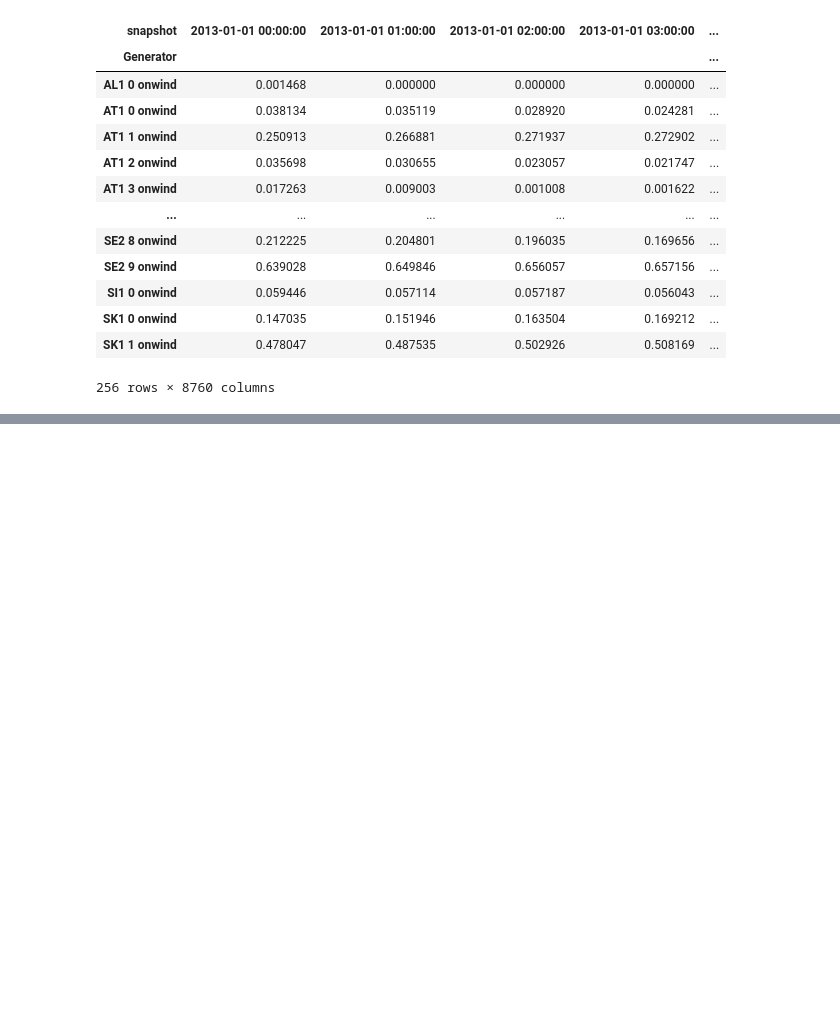
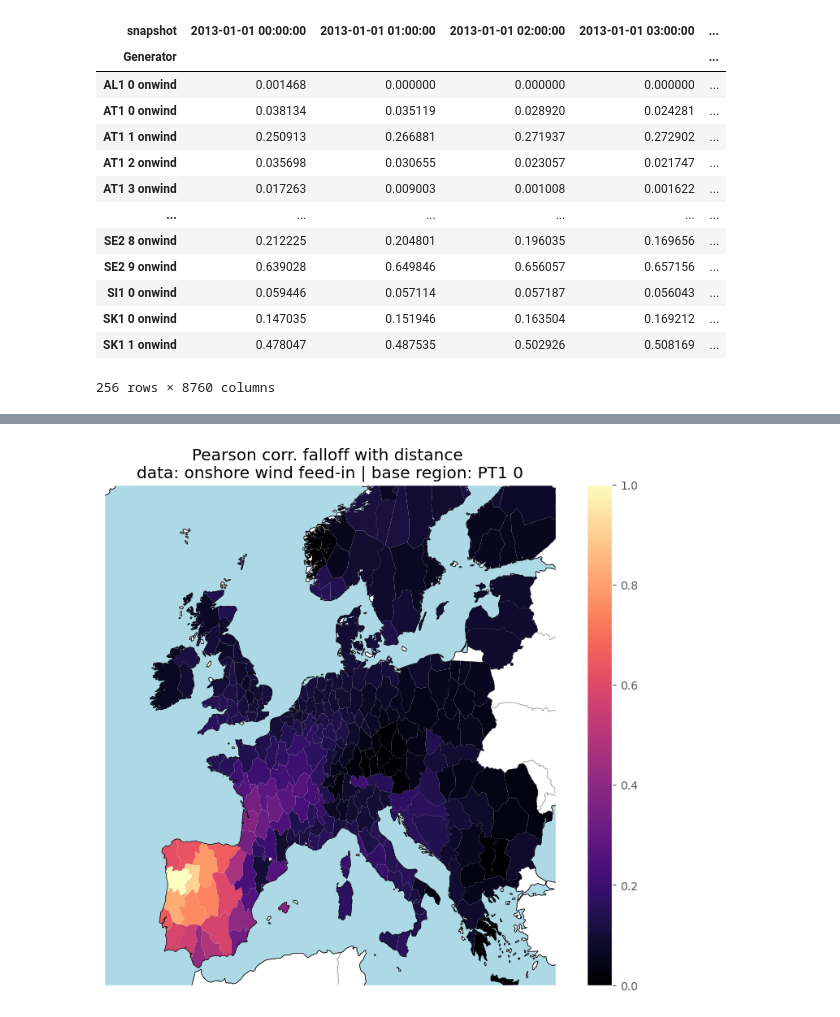
Before and after one commit to Irieo/space-time-optimization, a Jupyter notebook: scripts/maps.ipynb, the cells around one changed output, grey strips where cells are left out. Drawn from its saved outputs; the diff is of its cells as text; code cells hidden in the pictures; blank space fills up the shorter version.

```diff
--- a/scripts/maps.ipynb
+++ b/scripts/maps.ipynb
@@ -123,0 +123,29 @@ plot_average_capacity_factor(regions, n, "solar")
+# %%
+def compute_pearson_correlation_falloff(network, carrier, base_region):
+    """
+    Computes the Pearson correlation coefficient between the p_max_pu time series
+    of a specified base region for a given carrier and all other regions.
+
+    Returns:
+    - A DataFrame with each region and its correlation coefficient with the base region.
+    """
+
+    feedin = network.generators_t.p_max_pu.filter(like=carrier)
+
+    base_series = feedin[f"{base_region} {carrier}"]
+
+    correlations = []
+    for region in feedin.columns:
+
+        other_series = feedin[region]
+        correlation = base_series.corr(other_series)
+
+        region_name = " ".join(region.split()[:-1])
+        correlations.append((region_name, correlation))
+
+    correlation_df = pd.DataFrame(correlations, columns=["Region", "Correlation"])
+    return correlation_df.sort_values("Correlation", ascending=False)
+
+
+correlation_df = compute_pearson_correlation_falloff(n, "onwind", "IT1 0")
+print(correlation_df)
@@ -123,0 +243,6 @@ plot_average_capacity_factor(regions, n, "solar")
+# %%
+plot_pearson_falloff(
+    regions, n, carrier="onwind", base_region="PT1 0", colormap="magma"
+)
+# %% [output]
+[figure, added]
```
Also changed, not shown: parts of 6 cells of this notebook.
